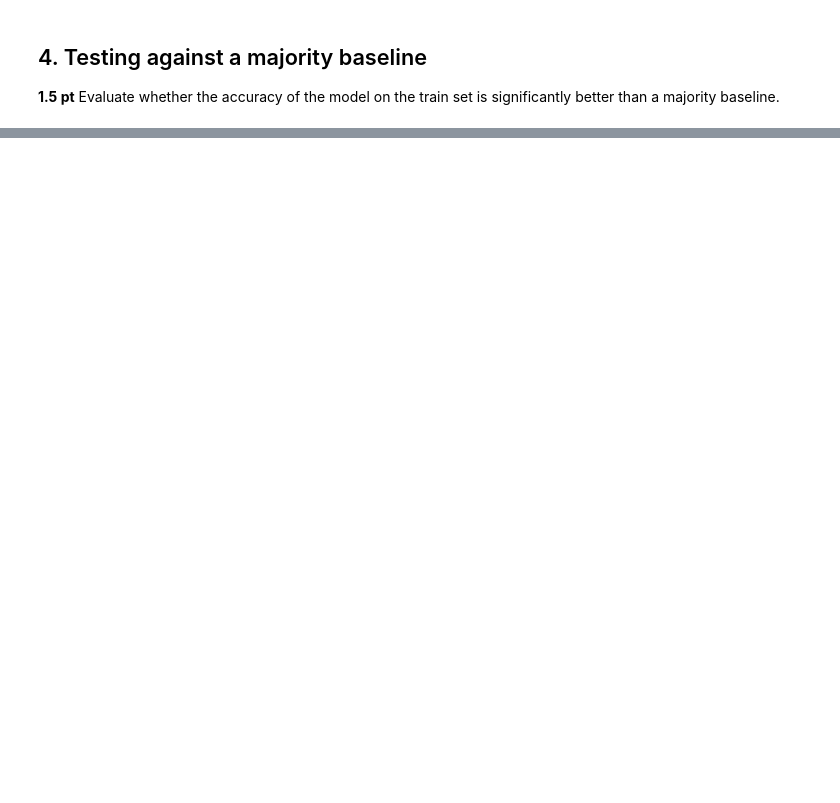
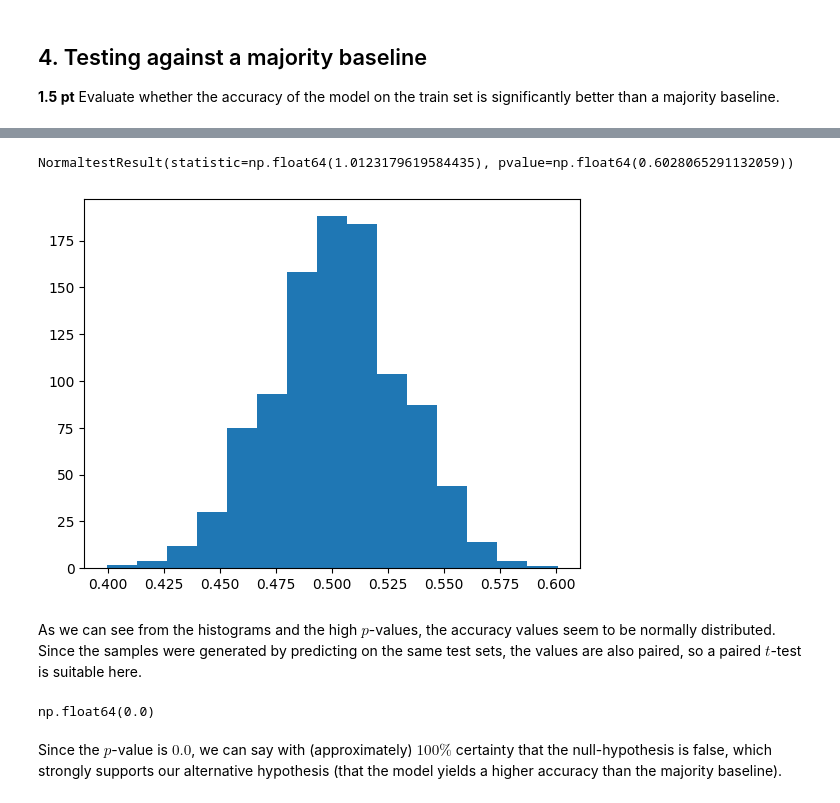
Before and after one commit to Noam-Coh3n/MLLM_practical, a Jupyter notebook: Practical_Notebook_1.ipynb, the cells around one changed output, grey strips where cells are left out. Saved outputs shown, nothing was run; the diff lists cells and outputs as text; code cells hidden in the pictures; blank space fills up the shorter version.

```diff
--- a/Practical_Notebook_1.ipynb
+++ b/Practical_Notebook_1.ipynb
@@ -258,3 +288,10 @@ Once you have the output, you will check in part 4 whether the model is signific
 # Part 3b.
 # Set up a prompt template for this model. Make sure the correct and incorrect
 # examples are not in the dataset itself.
+SpEn_PROMPT_TEMPLATE = """The Spanish word 'chico' means 'math'. This statement is: FALSE
+The Spanish word 'banca' means 'bench'. This statement is: TRUE
+{statement} This statement is:"""
+
+SpEn_PROMPT_TEMPLATE_FLIP = """The Spanish word 'banca' means 'bench'. This statement is: TRUE
+The Spanish word 'chico' means 'math'. This statement is: FALSE
+{statement} This statement is:"""
@@ -276,0 +385,17 @@ Once you have the output, you will check in part 4 whether the model is signific
+# %%
+plt.hist(maj_base_acc, bins=15)
+
+normaltest(maj_base_acc)
+# %% [output]
+NormaltestResult(statistic=np.float64(1.0123179619584435), pvalue=np.float64(0.6028065291132059))
+[figure, added]
+# %% [markdown]
+As we can see from the histograms and the high $p$-values, the accuracy values seem to be normally distributed. Since the samples were generated by predicting on the same test sets, the values are also paired, so a paired $t$-test is suitable here.
+# %%
+from scipy.stats import ttest_rel
+
+ttest_rel(model_acc, maj_base_acc, alternative='greater').pvalue
+# %% [output]
+np.float64(0.0)
+# %% [markdown]
+Since the $p$-value is $0.0$, we can say with (approximately) $100\%$ certainty that the null-hypothesis is false, which strongly supports our alternative hypothesis (that the model yields a higher accuracy than the majority baseline).
```
Also changed, not shown: parts of 16 cells of this notebook.
